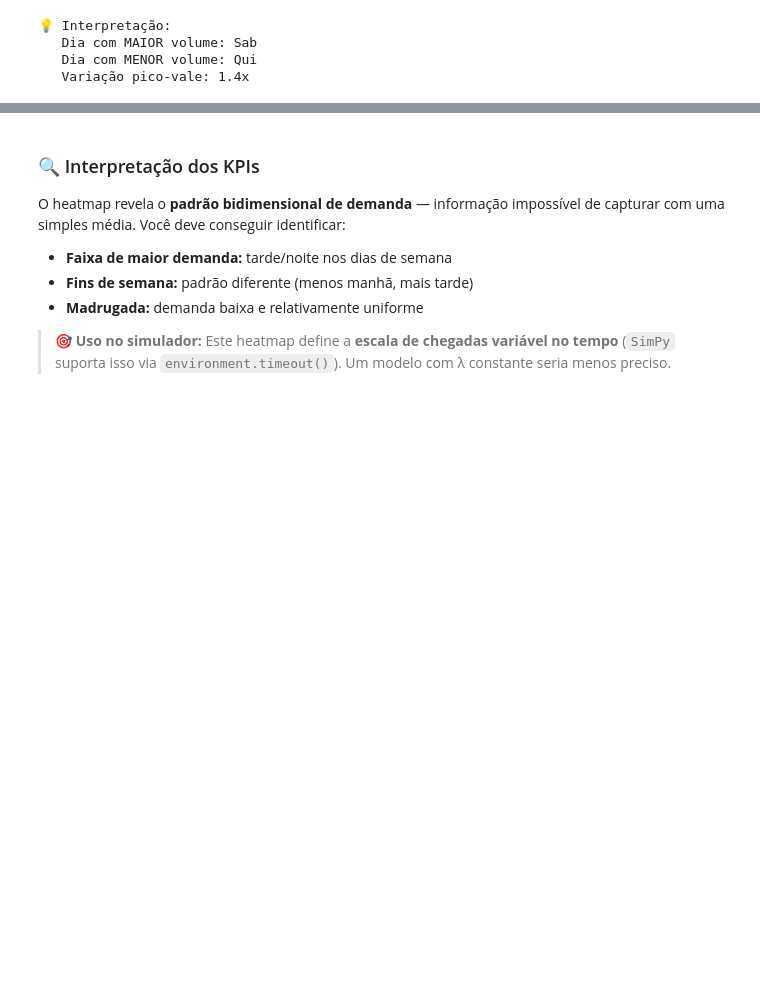
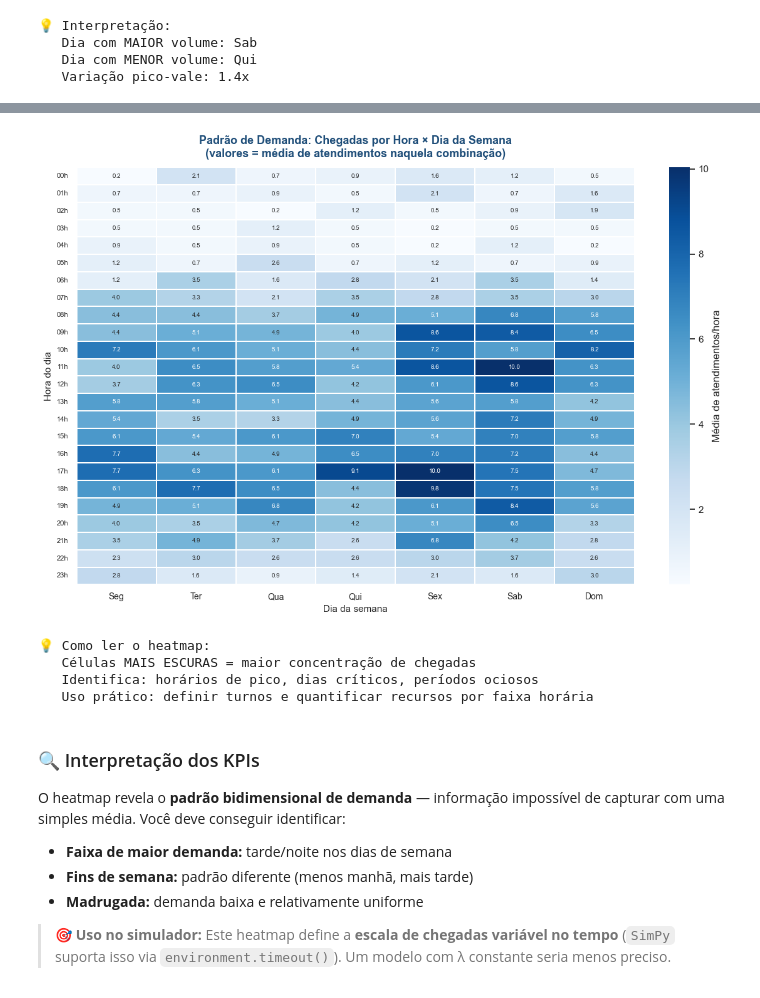
Before and after one commit to pedroeckel/unimed, a Jupyter notebook: D9/D9_Pratica_Integracao_ERP_HIS.ipynb, the cells around one changed output, grey strips where cells are left out. Drawn from its saved outputs; the diff is of its cells as text; code cells hidden in the pictures; blank space fills up the shorter version.

```diff
--- a/D9/D9_Pratica_Integracao_ERP_HIS.ipynb
+++ b/D9/D9_Pratica_Integracao_ERP_HIS.ipynb
@@ -1059,42 +1118,60 @@ SyntaxError: unterminated string literal (detected at line 42) (99688684.py, lin
 # ─────────────────────────────────────────────────────────────────
 
 # Tabela pivô: linhas = hora do dia (0-23), colunas = dia da semana
 # valores = número médio de chegadas naquela combinação hora+dia
 pivot = (
     df_clean.groupby(["hora_chegada", "dia_semana"])
     .size()
-    .div(30 / 7)                        # normaliza para média semanal
+    .div(30 / 7)  # normaliza para média semanal
     .reset_index(name="media")
     .pivot(index="hora_chegada", columns="dia_semana", values="media")
-    .reindex(columns=ordem_dias)        # ordena dias
+    .reindex(columns=ordem_dias)  # ordena dias
     .fillna(0)
 )
 
 fig, ax = plt.subplots(figsize=(12, 8))
 
 # Heatmap com escala de cores azul (mais escuro = mais pacientes)
-sns.heatmap(pivot, ax=ax, cmap="Blues", linewidths=0.3, linecolor='white',
-            annot=True, fmt=".1f", annot_kws={"size": 7},
-            cbar_kws={"label": "Média de atendimentos/hora"})
+sns.heatmap(
+    pivot,
+    ax=ax,
+    cmap="Blues",
+    linewidths=0.3,
+    linecolor="white",
+    annot=True,
+    fmt=".1f",
+    annot_kws={"size": 7},
+    cbar_kws={"label": "Média de atendimentos/hora"},
+)
 
-ax.set_title("Padrão de Demanda: Chegadas por Hora × Dia da Semana
-(valores = média de atendimentos naquela combinação)",
-             fontsize=13, fontweight='bold', color=AZUL, pad=12)
+ax.set_title(
+    "Padrão de Demanda: Chegadas por Hora × Dia da Semana\n(valores = média de atendimentos naquela combinação)",
+    fontsize=13,
+    fontweight="bold",
+    color=AZUL,
+    pad=12,
+)
 ax.set_xlabel("Dia da semana", fontsize=11)
 ax.set_ylabel("Hora do dia", fontsize=11)
 
 # Rotaciona rótulos dos eixos para melhor leitura
 ax.set_yticklabels([f"{h:02d}h" for h in range(24)], rotation=0, fontsize=8)
 ax.set_xticklabels(ordem_dias, rotation=0, fontsize=10)
 
 plt.tight_layout()
-plt.savefig("fig5_heatmap.png", dpi=150, bbox_inches='tight')
+plt.savefig("fig5_heatmap.png", dpi=150, bbox_inches="tight")
 plt.show()
 
 print("\n💡 Como ler o heatmap:")
 print("   Células MAIS ESCURAS = maior concentração de chegadas")
 print("   Identifica: horários de pico, dias críticos, períodos ociosos")
 print("   Uso prático: definir turnos e quantificar recursos por faixa horária")
+# %% [output]
+[figure, added]
+💡 Como ler o heatmap:
+   Células MAIS ESCURAS = maior concentração de chegadas
+   Identifica: horários de pico, dias críticos, períodos ociosos
+   Uso prático: definir turnos e quantificar recursos por faixa horária
 # %% [markdown]
 ### 🔍 Interpretação dos KPIs
 
```
Also changed, not shown: parts of 15 cells of this notebook, 7 other files.
